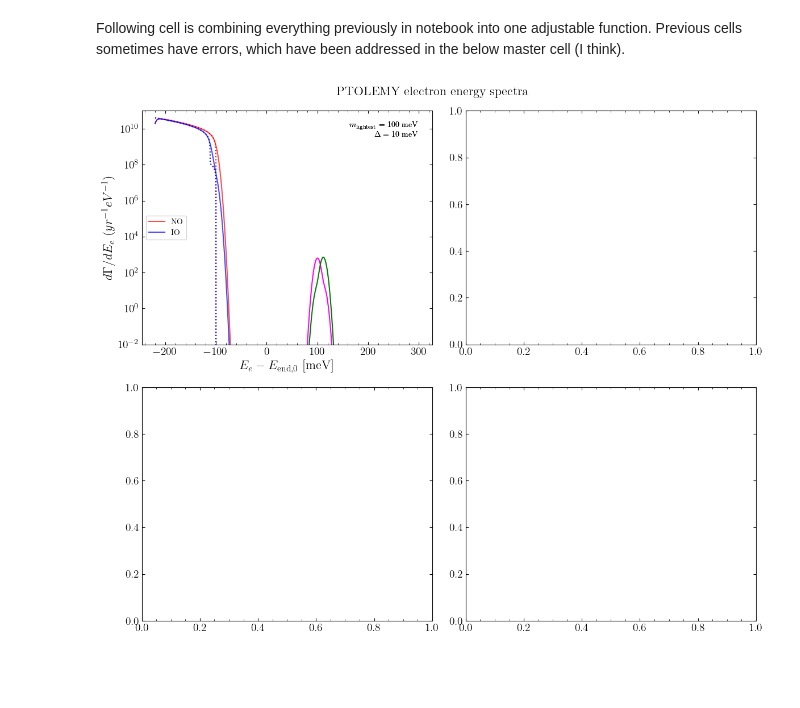
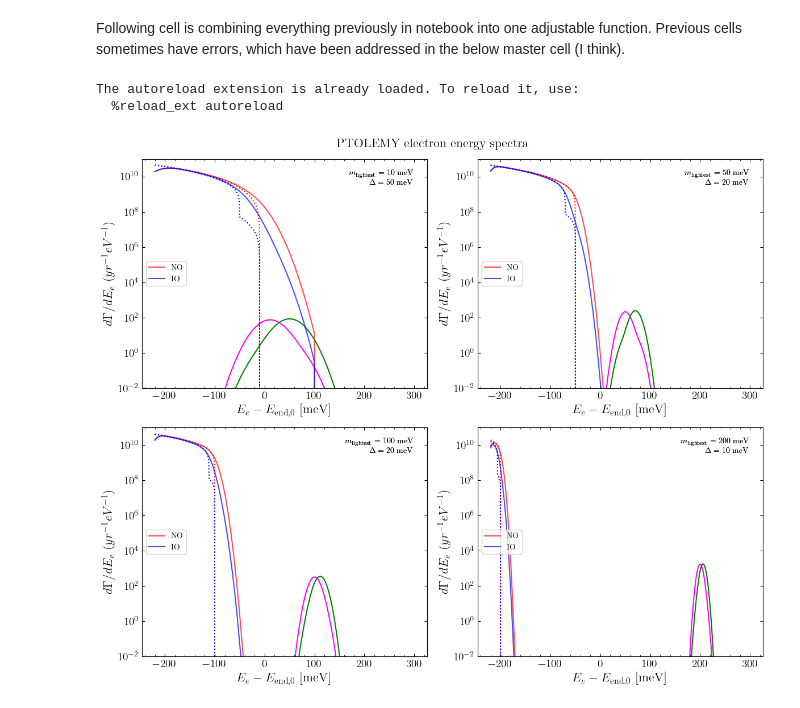
Before and after one commit to Fabian-Zimmer/PTOLEMY_spectra, a Jupyter notebook: project_PTOLEMY_electron_spectra.ipynb, the cells around one changed output. Saved outputs shown, nothing was run; the diff lists cells and outputs as text; code cells hidden in the pictures; blank space fills up the shorter version.

```diff
--- a/project_PTOLEMY_electron_spectra.ipynb
+++ b/project_PTOLEMY_electron_spectra.ipynb
@@ -548,6 +548,11 @@ plot_convolved_spectrum(X_range, convolved_array)
 # %% [markdown]
 Following cell is combining everything previously in notebook into one adjustable function. Previous cells sometimes have errors, which have been addressed in the below master cell (I think).
 # %%
+%load_ext autoreload
+%autoreload 2
+
+from Shared.shared import *
+
 import warnings
 from sklearn.exceptions import ConvergenceWarning
 
@@ -555,7 +560,7 @@ from sklearn.exceptions import ConvergenceWarning
 warnings.filterwarnings('ignore', category=ConvergenceWarning, module='sklearn.gaussian_process.kernels')
 
 
-def PLOT_Ptolemy_electron_spectra(spectra_list):
+def PLOT_Ptolemy_electron_spectra(spectra_list, m_lightest_arr, Delta_arr):
 
     # Define the set of valid spectra options
     valid_spectra = [
@@ -580,10 +585,10 @@ def PLOT_Ptolemy_electron_spectra(spectra_list):
 
 
     # Lighest neutrino masses to anchor hierarchy
-    m_lightest_arr = [100*Params.meV, 50*Params.meV]
+    # m_lightest_arr = [100*Params.meV, 50*Params.meV]  # original
 
     # PTOLEMY experiment energy resolutions [meV]
-    Delta_arr = [10, 20, 50]
+    # Delta_arr = [10, 20, 50]  # original
 
     # Explore both mass orderings
     orders = [
@@ -609,21 +614,24 @@ def PLOT_Ptolemy_electron_spectra(spectra_list):
     for i in range(4):
         ax = plt.subplot(221 + i)
 
-        if i != 0:  #! for testing, comment out for full plot
-            continue
+        # if i != 0:  #! for testing, comment out for full plot
+        #     continue
 
-        if i == 0:  # upper left plot
-            m_lightest = m_lightest_arr[0]
-            Delta = Delta_arr[0]
-        elif i == 1:  # upper right plot
-            m_lightest = m_lightest_arr[1]
-            Delta = Delta_arr[0]
-        elif i == 2:  # lower left plot
-            m_lightest = m_lightest_arr[1]
-            Delta = Delta_arr[1]
-        elif i == 3:  # lower right plot
-            m_lightest = m_lightest_arr[1]
-            Delta = Delta_arr[2]
+        # if i == 0:  # upper left plot
+        #     m_lightest = m_lightest_arr[0]
+        #     Delta = Delta_arr[0]
+        # elif i == 1:  # upper right plot
+        #     m_lightest = m_lightest_arr[1]
+        #     Delta = Delta_arr[0]
+        # elif i == 2:  # lower left plot
+        #     m_lightest = m_lightest_arr[1]
+        #     Delta = Delta_arr[1]
+        # elif i == 3:  # lower right plot
+        #     m_lightest = m_lightest_arr[1]
+        #     Delta = Delta_arr[2]
+
+        m_lightest = m_lightest_arr[i]
+        Delta = Delta_arr[i]
 
         # Standard deviation for Gaussian convolution kernel
         sigma = Delta/jnp.sqrt(8*jnp.log(2))
@@ -827,32 +835,37 @@ def PLOT_Ptolemy_electron_spectra(spectra_list):
                     fontsize=10, va='top', ha='right',
                     transform=ax.transAxes)
 
             ax.legend(loc='center left', prop={'size': 10})
             ax.set_xlabel(r'$E_e - E_{\mathrm{end},0}$ [meV]', fontsize=16)
             ax.set_ylabel(r'$d\Gamma / dE_e$ $(yr^{-1} eV^{-1})$', fontsize=16)
             # ax.set_xlim(-200,300)
             # ax.set_xlim(0.999*m_lightest/Params.meV, 10.25)  # m_lighest = 10 meV
             # ax.set_xlim(50.9,51.25)  # m_lighest = 10 meV, but m_idx = -1
             # ax.set_xlim(0.9999*m_lightest/Params.meV, 100.1)  # m_lighest=100 meV
             ax.set_ylim(1e-2, 1e11)
 
     plt.suptitle('PTOLEMY electron energy spectra')
     plt.tight_layout()
     # plt.savefig('PTOLEMY_electron_spectra_original.pdf', bbox_inches='tight')
     plt.show(); plt.close()
 
 
 PLOT_Ptolemy_electron_spectra(
     spectra_list=(
         "tritium_bkg_true",
         "tritium_bkg_smeared",
         # "fermi_dirac_true",
         # "fermi_dirac_smeared",
         # "total_true",
         # "total_smeared",
         # "gaussian_kernel",
         "CNB_sim_smeared",
-        )
+        ),
+    m_lightest_arr=[
+        10*Params.meV, 50*Params.meV, 100*Params.meV, 200*Params.meV],
+    Delta_arr=[50, 20, 20, 10]
     )
 # %% [output]
+The autoreload extension is already loaded. To reload it, use:
+  %reload_ext autoreload
-[figure, old version]
+[figure, new version]
```
Also changed, not shown: 2 other files.
